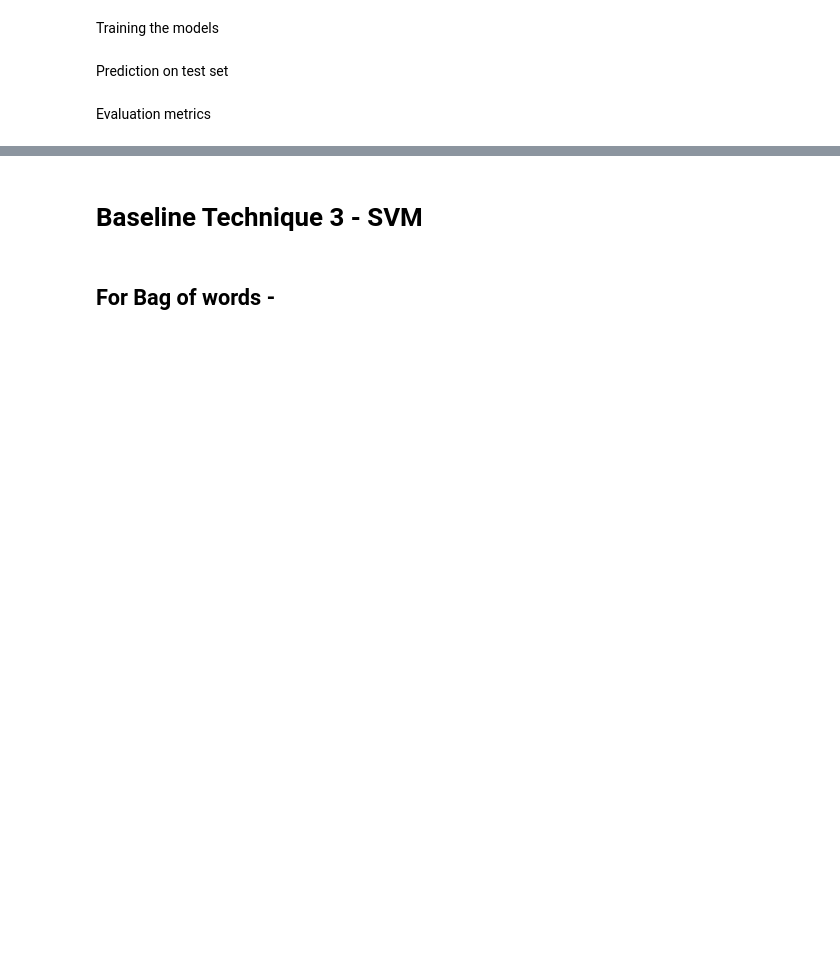
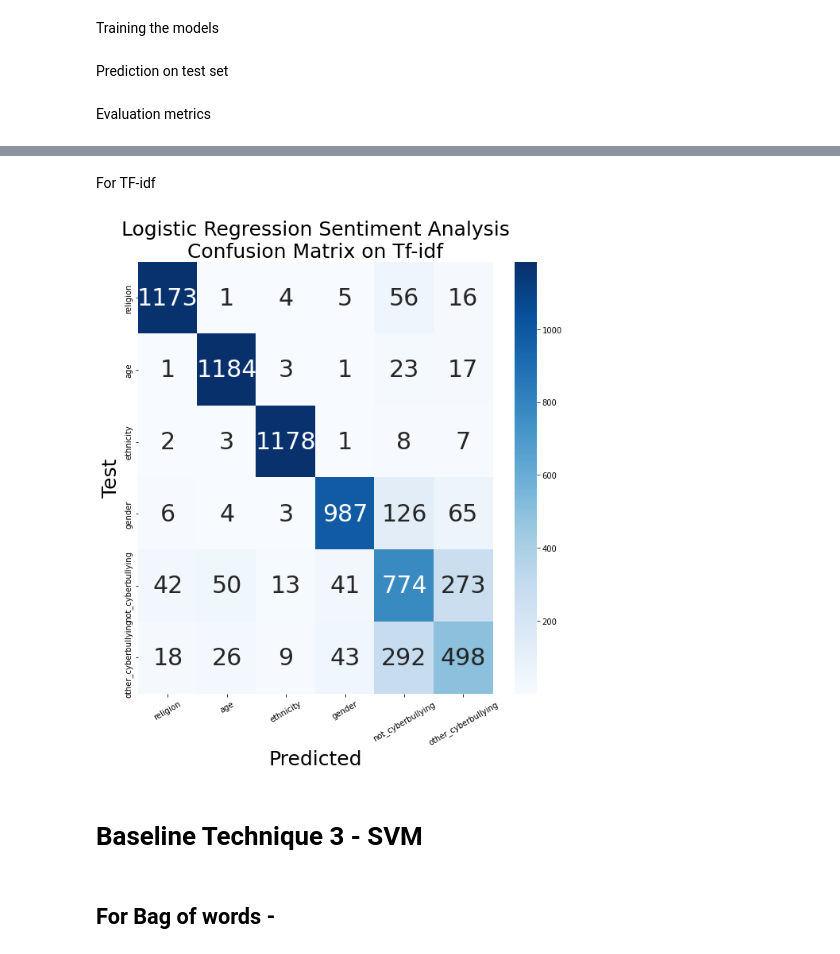
Before and after one commit to vishal19217/CyberBullying_Sentiment_Analysis, a Jupyter notebook: Preprocessing3.ipynb, the cells around one changed output, grey strips where cells are left out. Cells and saved outputs as stored; diff of their text form; code cells hidden in the pictures; blank space fills up the shorter version.

```diff
--- a/Preprocessing3.ipynb
+++ b/Preprocessing3.ipynb
@@ -1228,3 +1262,9 @@ weighted avg       0.84      0.84      0.84      6953
+# %% [markdown]
+For TF-idf
+# %%
+conf_matrix(y_test,nb_tf_stem_pred,'Logistic Regression Sentiment Analysis\nConfusion Matrix on Tf-idf', class_labels)
+# %% [output]
+[figure, added]
 # %% [markdown]
 # Baseline Technique 3 - SVM
 # %%
```
Also changed, not shown: parts of 32 cells of this notebook.
